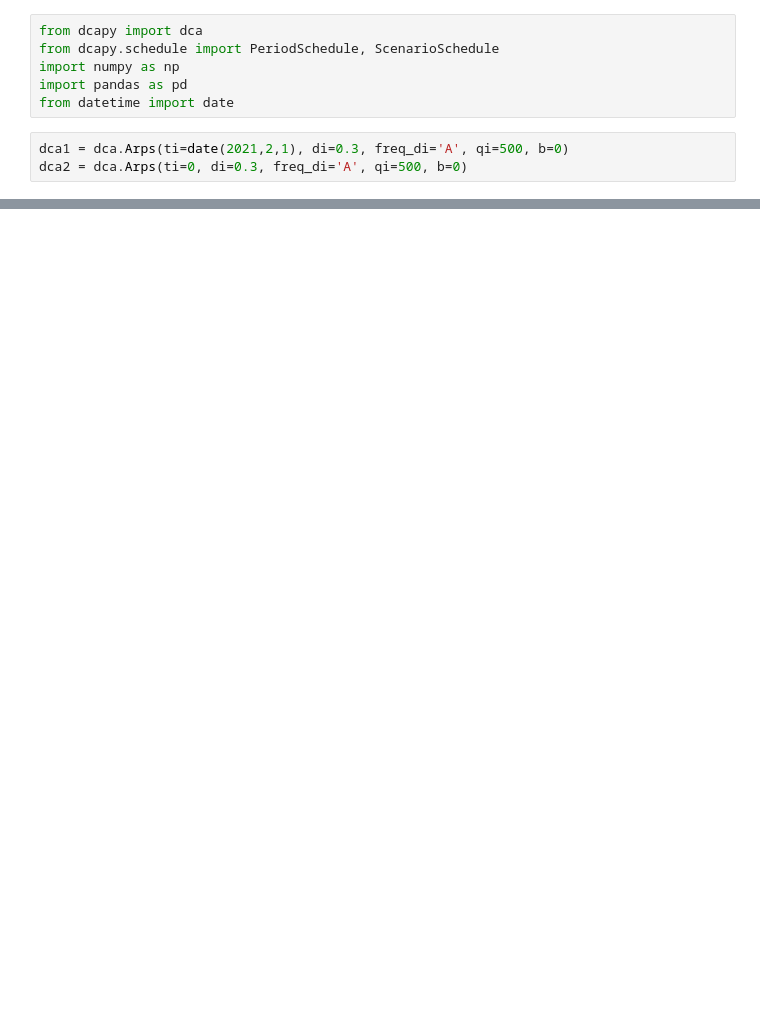
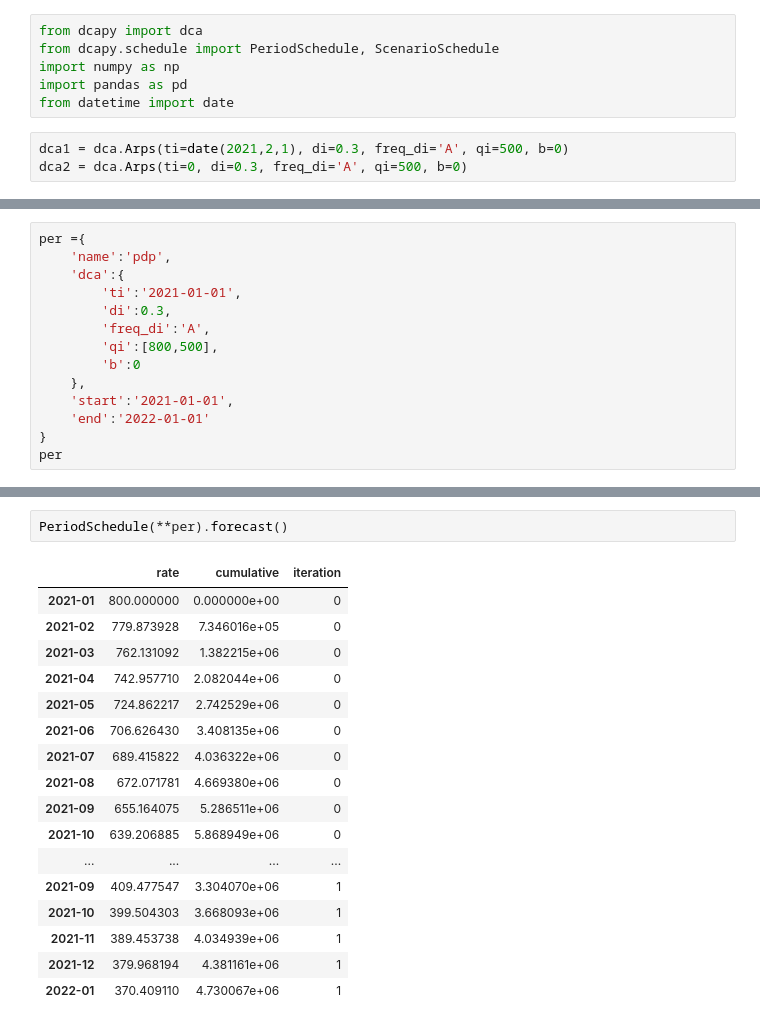
Before and after one commit to scuervo91/dcapy, a Jupyter notebook: examples/Schedule_test.ipynb, the cells around one changed output, grey strips where cells are left out. Cells and saved outputs as stored; diff of their text form; blank space fills up the shorter version.

Commit message:
bug fixes iterations

```diff
--- a/examples/Schedule_test.ipynb
+++ b/examples/Schedule_test.ipynb
@@ -53,0 +51,14 @@ s2.forecast()
+# %%
+per ={
+    'name':'pdp',
+    'dca':{
+        'ti':'2021-01-01',
+        'di':0.3,
+        'freq_di':'A',
+        'qi':[800,500],
+        'b':0
+    },
+    'start':'2021-01-01',
+    'end':'2022-01-01'
+}
+per
@@ -53,0 +74,20 @@ s2.forecast()
+# %%
+PeriodSchedule(**per).forecast()
+# %% [output]
+|  | rate | cumulative | iteration |
+| 2021-01 | 800.000000 | 0.000000e+00 | 0 |
+| 2021-02 | 779.873928 | 7.346016e+05 | 0 |
+| 2021-03 | 762.131092 | 1.382215e+06 | 0 |
+| 2021-04 | 742.957710 | 2.082044e+06 | 0 |
+| 2021-05 | 724.862217 | 2.742529e+06 | 0 |
+| 2021-06 | 706.626430 | 3.408135e+06 | 0 |
+| 2021-07 | 689.415822 | 4.036322e+06 | 0 |
+| 2021-08 | 672.071781 | 4.669380e+06 | 0 |
+| 2021-09 | 655.164075 | 5.286511e+06 | 0 |
+| 2021-10 | 639.206885 | 5.868949e+06 | 0 |
+| ... | ... | ... | ... |
+| 2021-09 | 409.477547 | 3.304070e+06 | 1 |
+| 2021-10 | 399.504303 | 3.668093e+06 | 1 |
+| 2021-11 | 389.453738 | 4.034939e+06 | 1 |
+| 2021-12 | 379.968194 | 4.381161e+06 | 1 |
+| 2022-01 | 370.409110 | 4.730067e+06 | 1 |
```
Also changed, not shown: parts of 6 cells of this notebook, 2 other files.
